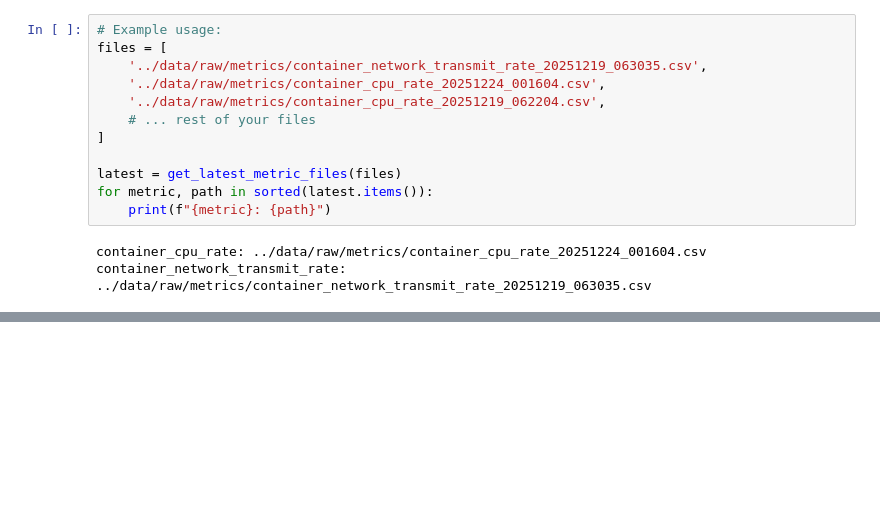
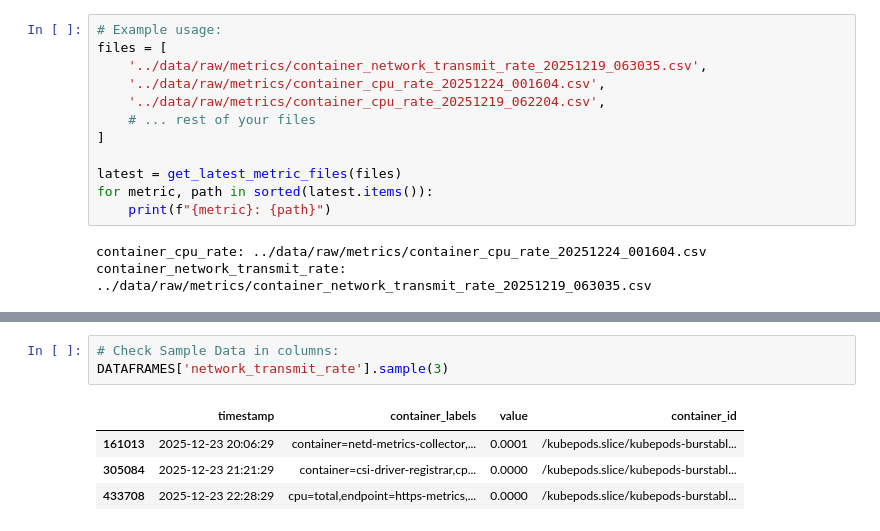
Before and after one commit to thoth-ky/predictive-autoscaling, a Jupyter notebook: notebooks/exploratory_analysis.ipynb, the cells around one changed output, grey strips where cells are left out. Cells and saved outputs as stored; diff of their text form; blank space fills up the shorter version.

```diff
--- a/notebooks/exploratory_analysis.ipynb
+++ b/notebooks/exploratory_analysis.ipynb
@@ -230,0 +169,8 @@ for dataset_name, df in DATAFRAMES.items():
+# %%
+# Check Sample Data in columns:
+DATAFRAMES['network_transmit_rate'].sample(3)
+# %% [output]
+|  | timestamp | container_labels | value | container_id |
+| 161013 | 2025-12-23 20:06:29 | container=netd-metrics-collector,... | 0.0001 | /kubepods.slice/kubepods-burstabl... |
+| 305084 | 2025-12-23 21:21:29 | container=csi-driver-registrar,cp... | 0.0000 | /kubepods.slice/kubepods-burstabl... |
+| 433708 | 2025-12-23 22:28:29 | cpu=total,endpoint=https-metrics,... | 0.0000 | /kubepods.slice/kubepods-burstabl... |
```
Also changed, not shown: parts of 30 cells of this notebook, 9 other files.
